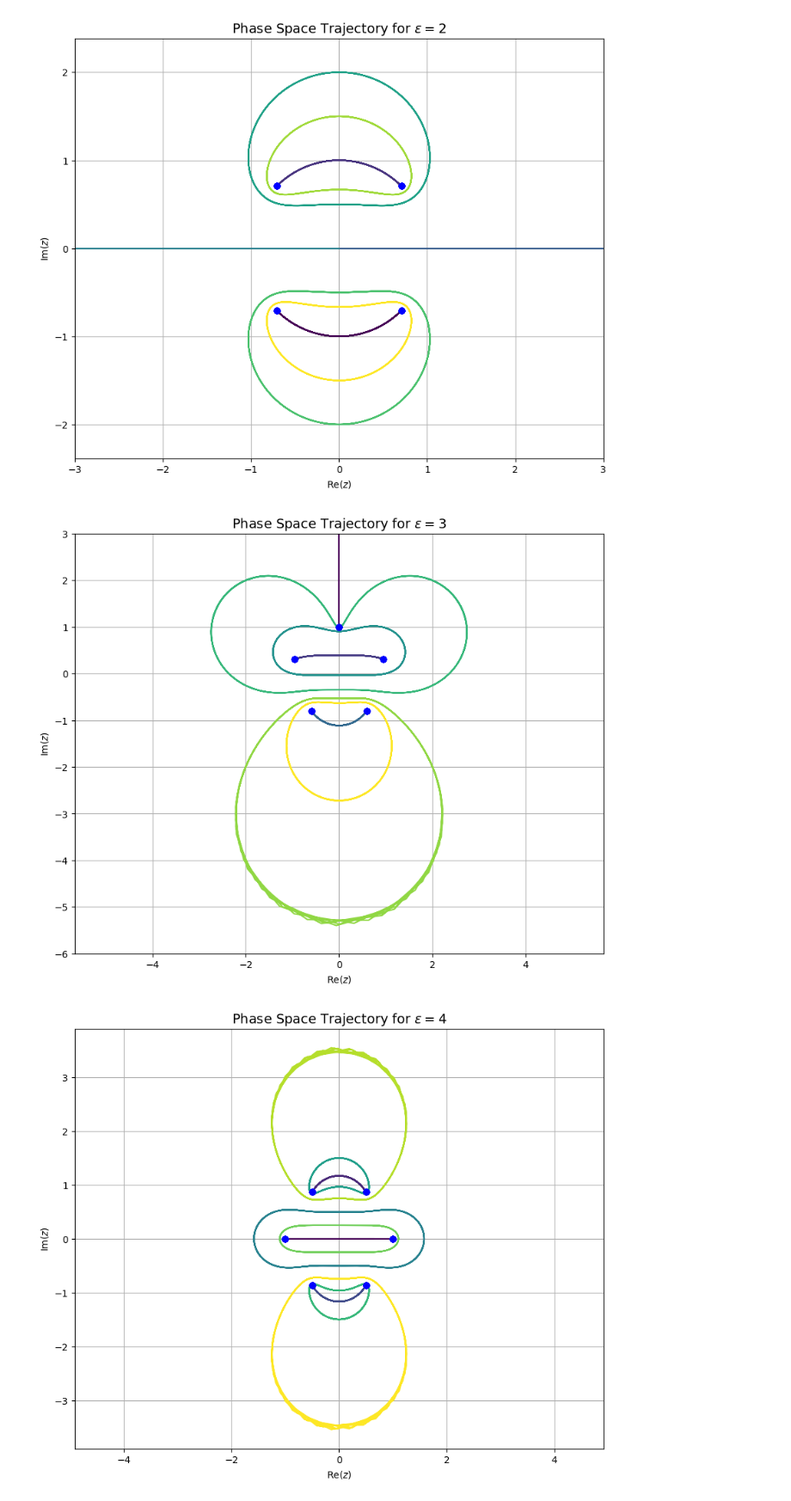
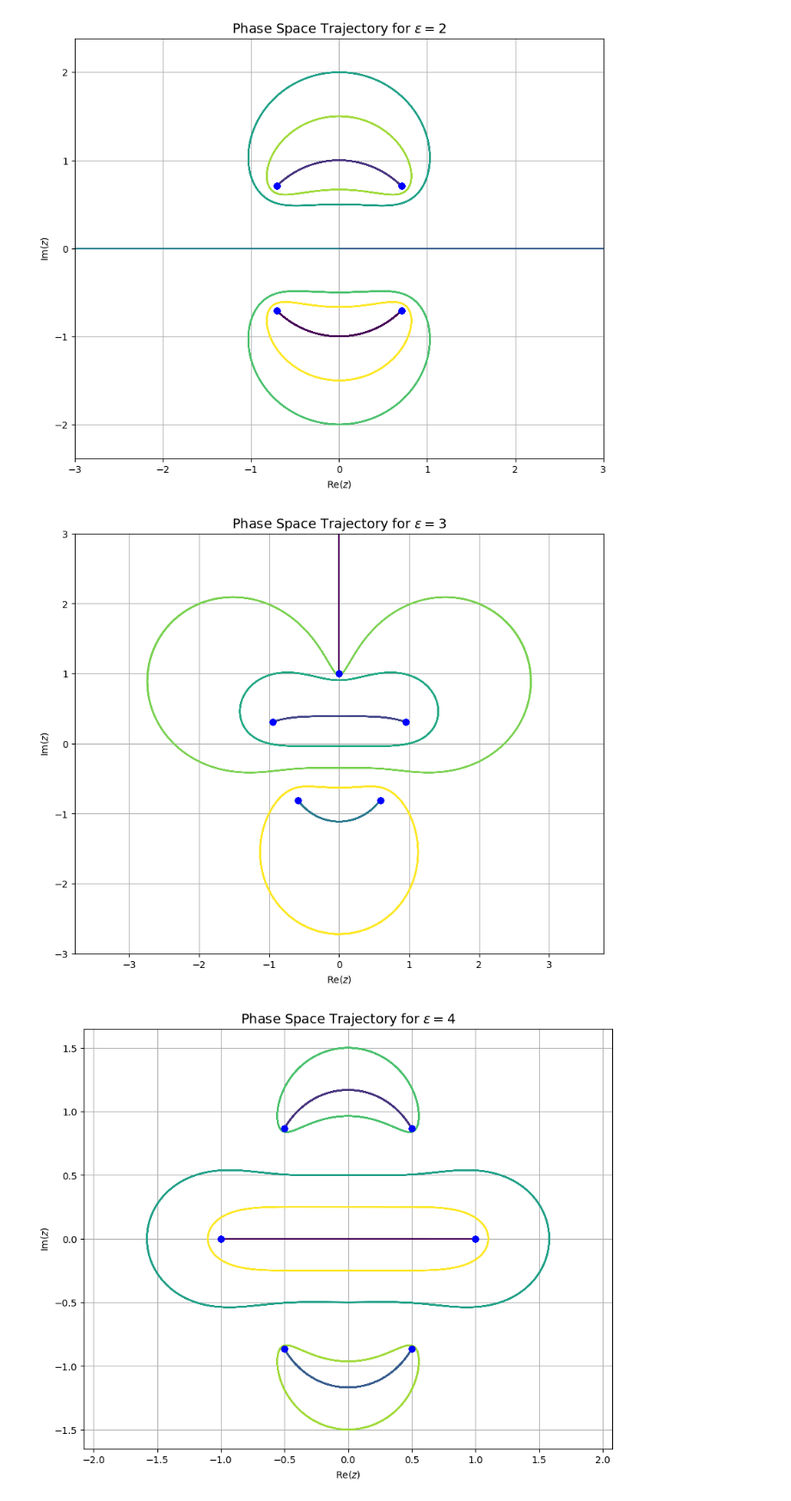
Before and after one commit to iqrahhnadeem/M2R-Code-, a Jupyter notebook: Classical Numerical Solver.ipynb, the cells around one changed output. Shown at 86% size. Drawn from its saved outputs; the diff is of its cells as text; code cells hidden in the pictures.

```diff
--- a/Classical Numerical Solver.ipynb
+++ b/Classical Numerical Solver.ipynb
@@ -219,7 +219,6 @@ initial_conditions = [
     {"z0": np.sqrt(5/8 - np.sqrt(5)/8) + (0.0 + 1.0j) *(-np.sqrt(5)/4 - 1/4), "v0": 0.0},  # Turning point 3
     {"z0": 1.0, "v0": 2*np.sqrt(2+1.0j)},
     {"z0": -2.0+2.0j, "v0": 2*np.sqrt(129+128.0j)},
-    {"z0": -2.0-2.0j, "v0": 2*np.sqrt(-127+128.0j)},
     {"z0": -1.0-1.0j, "v0": 2*(1.0+2.0j)},
 ]
 
@@ -257,10 +256,10 @@ plt.ylabel('Im($z$)')
 plt.title('Phase Space Trajectory for $\epsilon = 3$', fontsize=14)
 plt.grid(True)
 plt.axis('equal')
-plt.ylim(-6, 3)
+plt.ylim(-3, 3)
 plt.show()
 # %% [output]
-[figure, old version]
+[figure, new version]
 # %%
 # Define the ODE system (real and imaginary parts)
 def dydt(t, state):
@@ -281,8 +280,6 @@ initial_conditions = [
     {"z0": 1.5j, "v0": 2*3.5200319600821808447434162371578663899150303533046811300054035878862},
     {"z0": -1.5j, "v0": 2*3.5200319600821808447434162371578663899150303533046811300054035878862},
     {"z0": 0.25j, "v0": 2*1.0001220628628287590237793057511238969434847618170095249890786233536},
-    {"z0": 0.75j, "v0": 2*1.0853471866757659772212927375803558147904213564318540099590943996882},
-    {"z0": -0.75j, "v0": 2*1.0853471866757659772212927375803558147904213564318540099590943996882},
 ]
 
 # Time span
@@ -295,34 +292,34 @@ for ic in initial_conditions:
     z0 = ic["z0"]
     v0 = ic["v0"]
     y0 = [np.real(z0), np.imag(z0), np.real(v0), np.imag(v0)]
     sol = solve_ivp(dydt, t_span, y0, t_eval=t_eval, rtol=1e-8, atol=1e-8)
     solutions.append(sol)
 
 # Plot phase space (Re(z) vs Im(z)) for all trajectories
 plt.figure(figsize=(10, 8))
 colors = plt.cm.viridis(np.linspace(0, 1, len(initial_conditions)))
 
 for i, sol in enumerate(solutions):
     x = sol.y[0]  # Re(z)
     y = sol.y[1]  # Im(z)
     plt.plot(x, y, color=colors[i])
     plt.plot(1, 0, 'bo')  # Turning point
     plt.plot(-1, 0, 'bo')  # Turning point
     plt.plot(-1/2, -np.sqrt(3)/2, 'bo')  # Turning point
     plt.plot(1/2, np.sqrt(3)/2, 'bo')  # Turning point
     plt.plot(1/2, -np.sqrt(3)/2, 'bo')  # Turning point
     plt.plot(-1/2, np.sqrt(3)/2, 'bo')  # Turning point
 
 
 
 plt.xlabel('Re($z$)')
 plt.ylabel('Im($z$)')
 plt.title('Phase Space Trajectory for $\epsilon = 4$', fontsize=14)
 plt.grid(True)
 plt.axis('equal')
 plt.show()
 # %% [output]
-[figure, old version]
+[figure, new version]
 # %%
 # Define the ODE system (real and imaginary parts)
 def dydt(t, state):
```
Also changed, not shown: parts of 2 cells of this notebook.
